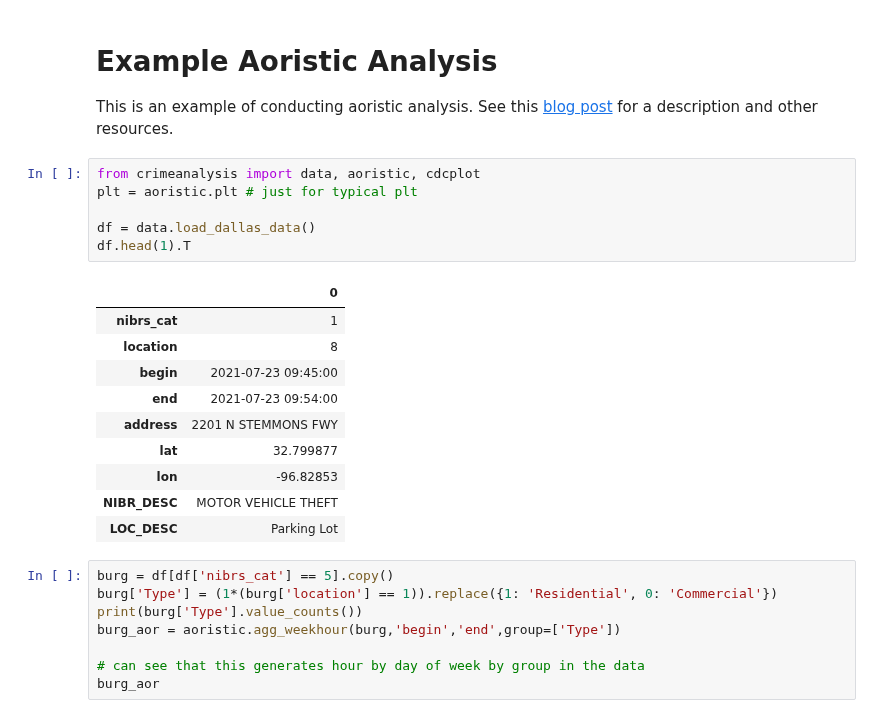
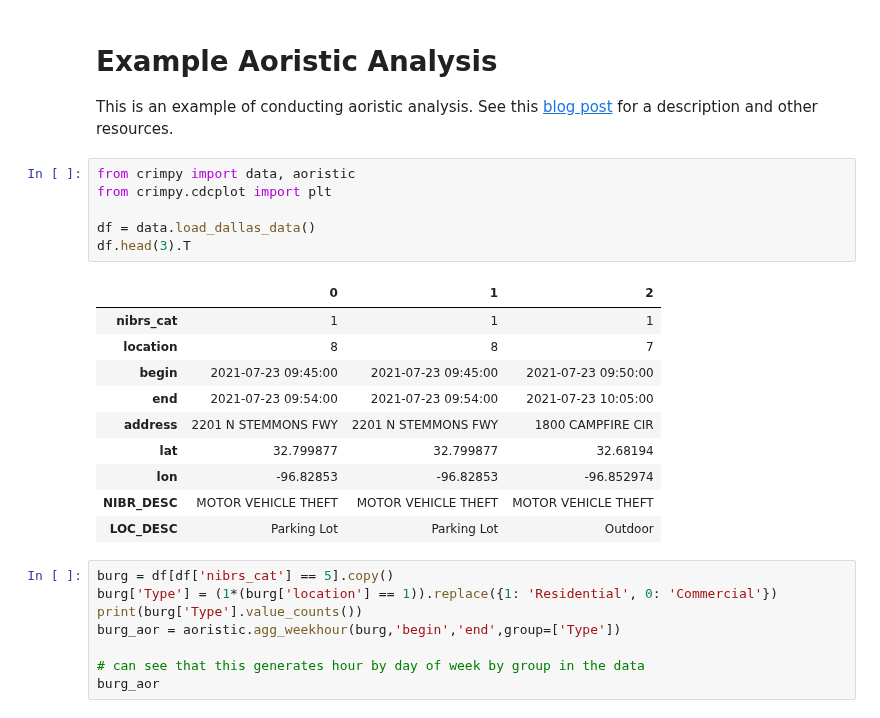
Before and after one commit to apwheele/crimepy, a Jupyter notebook: notebooks/AoristicAnalysis.ipynb, the cells around one changed output. Saved outputs shown, nothing was run; the diff lists cells and outputs as text.

Commit message:
changing repo to crimpy from crimeanalysis

```diff
--- a/notebooks/AoristicAnalysis.ipynb
+++ b/notebooks/AoristicAnalysis.ipynb
@@ -3,22 +3,22 @@
 
 This is an example of conducting aoristic analysis. See this [blog post](https://crimede-coder.com/blogposts/2024/Aoristic) for a description and other resources.
 # %%
-from crimeanalysis import data, aoristic, cdcplot
-plt = aoristic.plt # just for typical plt
+from crimpy import data, aoristic
+from crimpy.cdcplot import plt
 
 df = data.load_dallas_data()
-df.head(1).T
+df.head(3).T
 # %% [output]
-|  | 0 |
-| nibrs_cat | 1 |
-| location | 8 |
-| begin | 2021-07-23 09:45:00 |
-| end | 2021-07-23 09:54:00 |
-| address | 2201 N STEMMONS FWY |
-| lat | 32.799877 |
-| lon | -96.82853 |
-| NIBR_DESC | MOTOR VEHICLE THEFT |
-| LOC_DESC | Parking Lot |
+|  | 0 | 1 | 2 |
+| nibrs_cat | 1 | 1 | 1 |
+| location | 8 | 8 | 7 |
+| begin | 2021-07-23 09:45:00 | 2021-07-23 09:45:00 | 2021-07-23 09:50:00 |
+| end | 2021-07-23 09:54:00 | 2021-07-23 09:54:00 | 2021-07-23 10:05:00 |
+| address | 2201 N STEMMONS FWY | 2201 N STEMMONS FWY | 1800 CAMPFIRE CIR |
+| lat | 32.799877 | 32.799877 | 32.68194 |
+| lon | -96.82853 | -96.82853 | -96.852974 |
+| NIBR_DESC | MOTOR VEHICLE THEFT | MOTOR VEHICLE THEFT | MOTOR VEHICLE THEFT |
+| LOC_DESC | Parking Lot | Parking Lot | Outdoor |
 # %%
 burg = df[df['nibrs_cat'] == 5].copy()
 burg['Type'] = (1*(burg['location'] == 1)).replace({1: 'Residential', 0: 'Commercial'})
```
Also changed, not shown: parts of 5 cells of this notebook, 14 other files.
